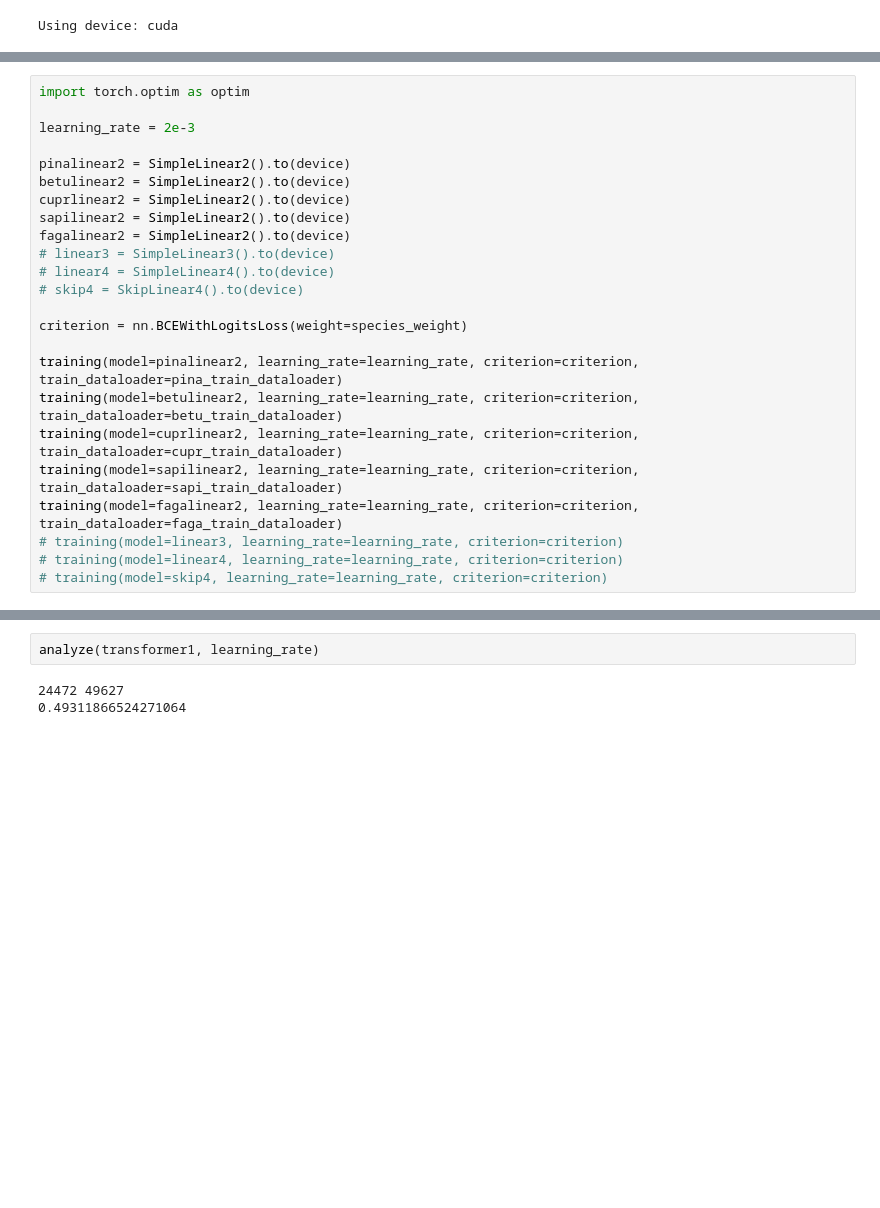
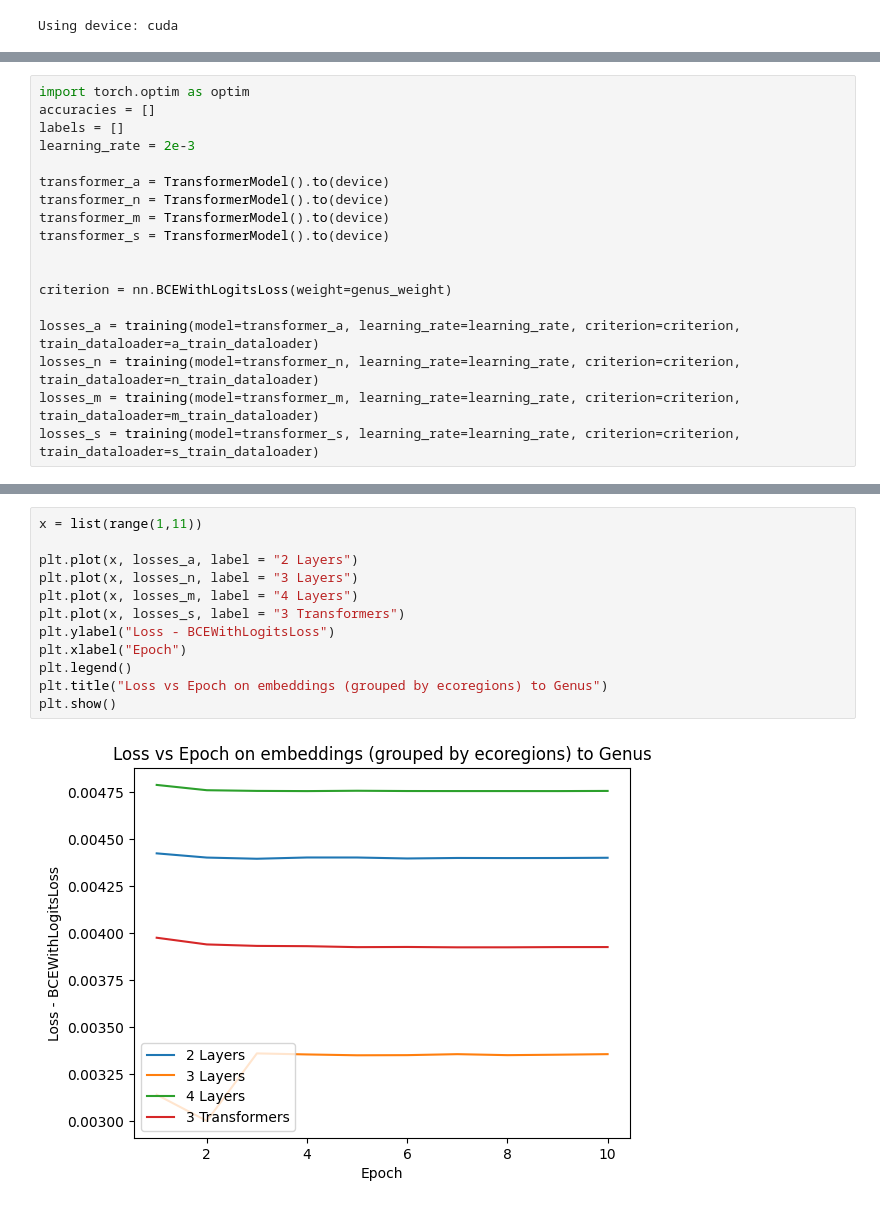
Before and after one commit to Excalibur1224/Deep_learning_final, a Jupyter notebook: final.ipynb, the cells around one changed output, grey strips where cells are left out. Cells and saved outputs as stored; diff of their text form; blank space fills up the shorter version.

Commit message:
started training transformer network

```diff
--- a/final.ipynb
+++ b/final.ipynb
@@ -208,24 +224,18 @@ def training(model, learning_rate, criterion, train_dataloader):
 # %%
 import torch.optim as optim
-
+accuracies = []
+labels = []
 learning_rate = 2e-3
 
-pinalinear2 = SimpleLinear2().to(device)
-betulinear2 = SimpleLinear2().to(device)
-cuprlinear2 = SimpleLinear2().to(device)
-sapilinear2 = SimpleLinear2().to(device)
-fagalinear2 = SimpleLinear2().to(device)
-# linear3 = SimpleLinear3().to(device)
-# linear4 = SimpleLinear4().to(device)
-# skip4 = SkipLinear4().to(device)
+transformer_a = TransformerModel().to(device)
+transformer_n = TransformerModel().to(device)
+transformer_m = TransformerModel().to(device)
+transformer_s = TransformerModel().to(device)
 
-criterion = nn.BCEWithLogitsLoss(weight=species_weight)
 
-training(model=pinalinear2, learning_rate=learning_rate, criterion=criterion, train_dataloader=pina_train_dataloader)
-training(model=betulinear2, learning_rate=learning_rate, criterion=criterion, train_dataloader=betu_train_dataloader)
-training(model=cuprlinear2, learning_rate=learning_rate, criterion=criterion, train_dataloader=cupr_train_dataloader)
-training(model=sapilinear2, learning_rate=learning_rate, criterion=criterion, train_dataloader=sapi_train_dataloader)
-training(model=fagalinear2, learning_rate=learning_rate, criterion=criterion, train_dataloader=faga_train_dataloader)
-# training(model=linear3, learning_rate=learning_rate, criterion=criterion)
-# training(model=linear4, learning_rate=learning_rate, criterion=criterion)
-# training(model=skip4, learning_rate=learning_rate, criterion=criterion)
+criterion = nn.BCEWithLogitsLoss(weight=genus_weight)
+
+losses_a = training(model=transformer_a, learning_rate=learning_rate, criterion=criterion, train_dataloader=a_train_dataloader)
+losses_n = training(model=transformer_n, learning_rate=learning_rate, criterion=criterion, train_dataloader=n_train_dataloader)
+losses_m = training(model=transformer_m, learning_rate=learning_rate, criterion=criterion, train_dataloader=m_train_dataloader)
+losses_s = training(model=transformer_s, learning_rate=learning_rate, criterion=criterion, train_dataloader=s_train_dataloader)
@@ -312,5 +291,14 @@ Epoch 10 - Loss: 0.000103
-# %%
-analyze(transformer1, learning_rate)
-# %% [output]
-24472 49627
-0.49311866524271064
+# %%
+x = list(range(1,11))
+
+plt.plot(x, losses_a, label = "2 Layers")
+plt.plot(x, losses_n, label = "3 Layers")
+plt.plot(x, losses_m, label = "4 Layers")
+plt.plot(x, losses_s, label = "3 Transformers")
+plt.ylabel("Loss - BCEWithLogitsLoss")
+plt.xlabel("Epoch")
+plt.legend()
+plt.title("Loss vs Epoch on embeddings (grouped by ecoregions) to Genus")
+plt.show()
+# %% [output]
+[figure, added]
```
Also changed, not shown: parts of 17 cells of this notebook.
